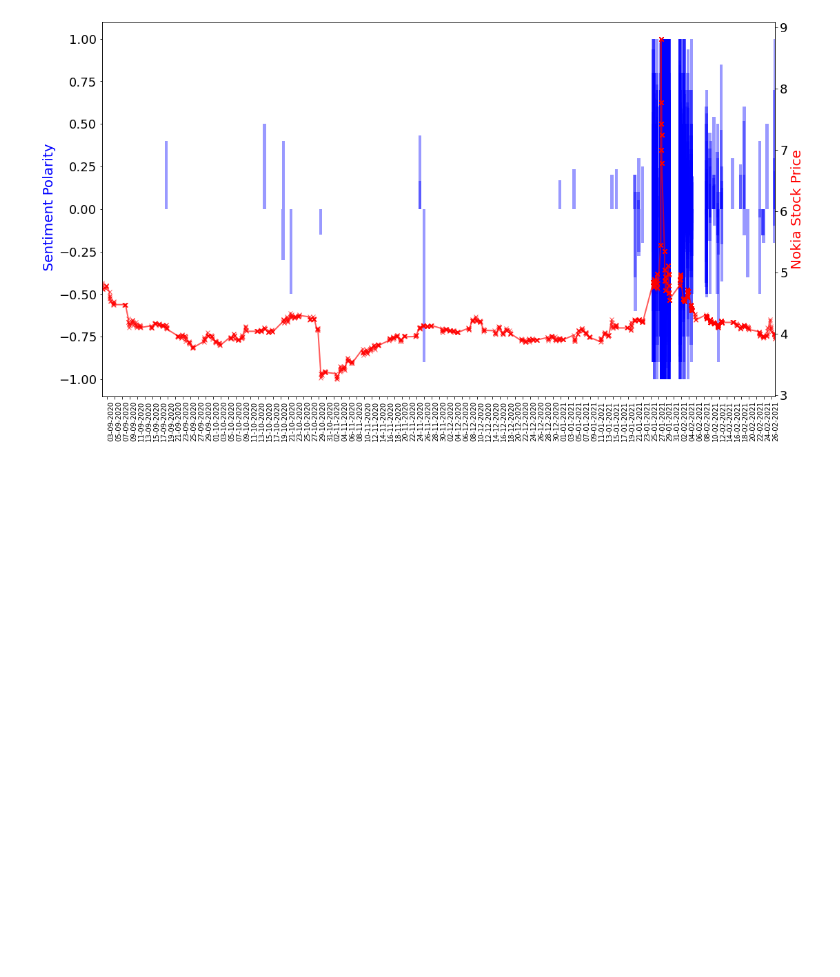
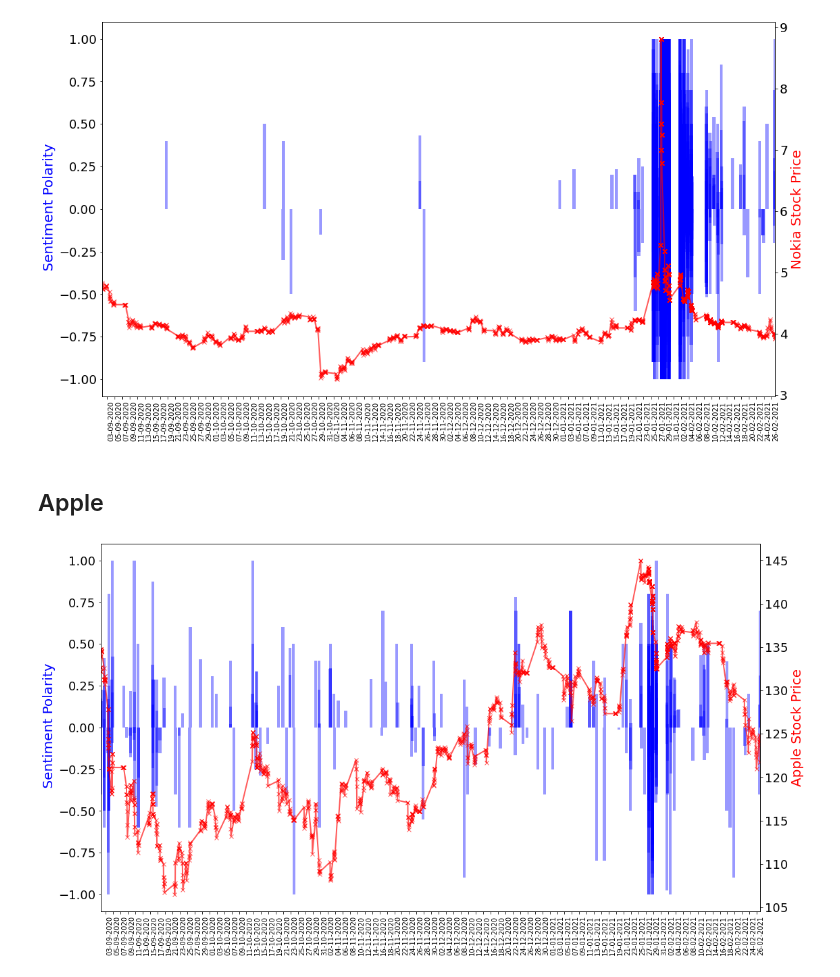
Before and after one commit to segsell/machine_learning_project, a Jupyter notebook: src/analysis_notebook.ipynb, the cells around one changed output. Cells and saved outputs as stored; diff of their text form; code cells hidden in the pictures; blank space fills up the shorter version.

```diff
--- a/src/analysis_notebook.ipynb
+++ b/src/analysis_notebook.ipynb
@@ -191,3 +216,17 @@ plot(
 )
 # %% [output]
 [figure]
+# %% [markdown]
+## Apple
+# %%
+plot(
+    reddit_aapl_hourly[reddit_aapl_hourly["date_hour"] <= wsb_AAPL["date_hour"].max()],
+    date_col="date_hour",
+    count_col="sentiment_polarity",
+    y_label=" Sentiment Polarity",
+    stock_price_col="high",
+    stock_name="Apple",
+    save_as="plots/sentiment_polarity_aapl_with_stock_price.png",
+)
+# %% [output]
+[figure, added]
```
Also changed, not shown: parts of 5 cells of this notebook, 2 other files.
